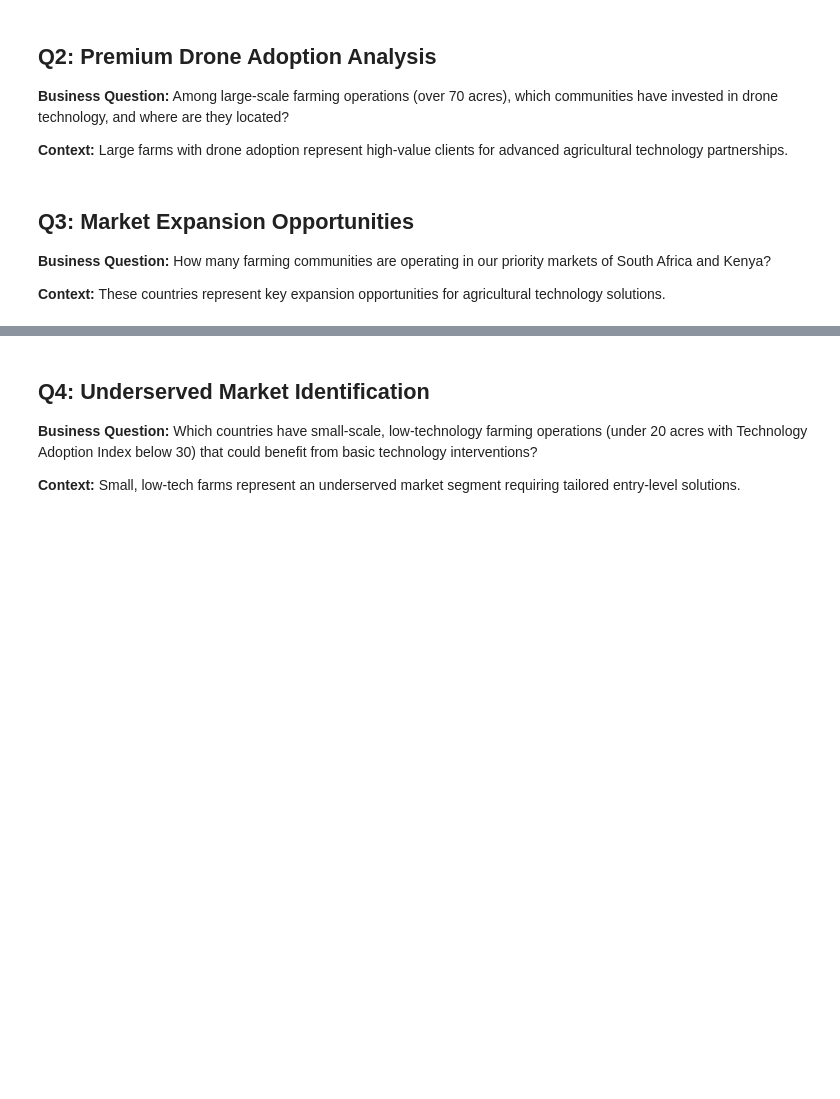
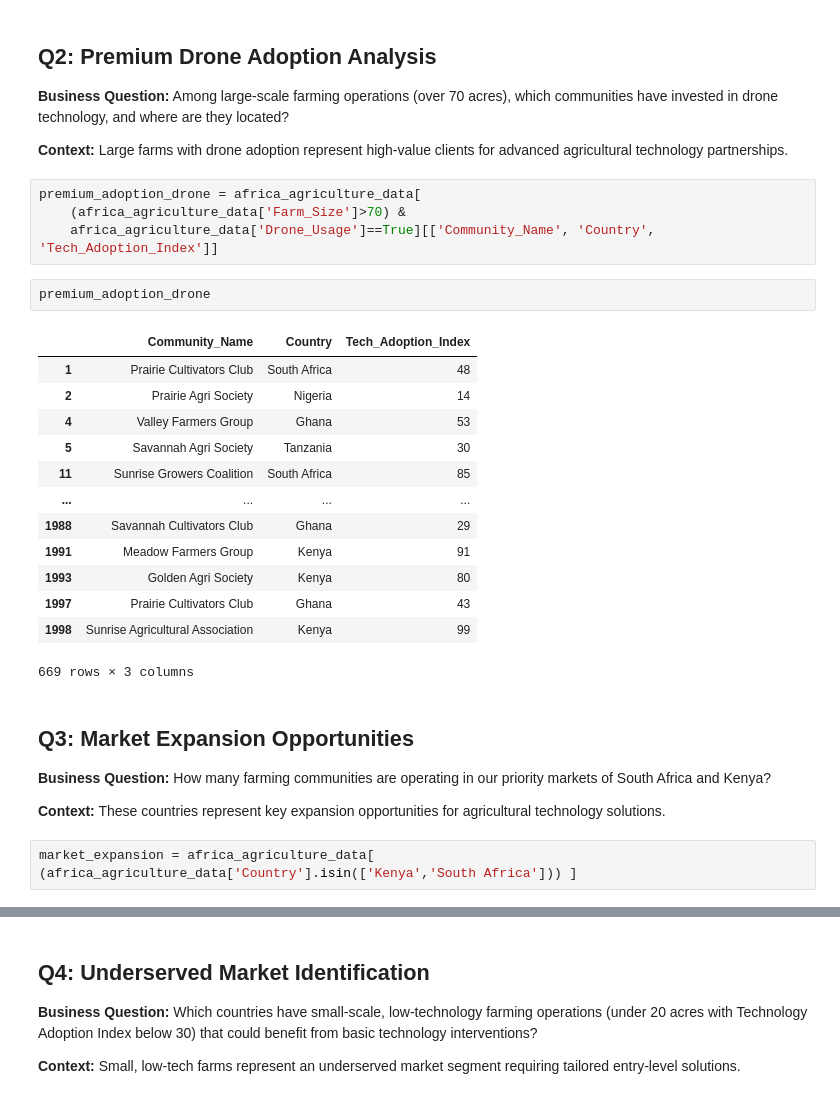
Before and after one commit to lekoundanmgedeon/data-preprocessing-daily-reports, a Jupyter notebook: assignements/A1_data_prep/Assignment_01.ipynb, the cells around one changed output, grey strips where cells are left out. Saved outputs shown, nothing was run; the diff lists cells and outputs as text; blank space fills up the shorter version.

```diff
--- a/assignements/A1_data_prep/Assignment_01.ipynb
+++ b/assignements/A1_data_prep/Assignment_01.ipynb
@@ -330,8 +371,30 @@ For each question below, provide the Python pandas code and provide a key insigh
 **Business Question:** Among large-scale farming operations (over 70 acres), which communities have invested in drone technology, and where are they located?
 
 **Context:** Large farms with drone adoption represent high-value clients for advanced agricultural technology partnerships.
+# %%
+premium_adoption_drone = africa_agriculture_data[
+    (africa_agriculture_data['Farm_Size']>70) &
+    africa_agriculture_data['Drone_Usage']==True][['Community_Name', 'Country', 'Tech_Adoption_Index']]
+# %%
+premium_adoption_drone
+# %% [output]
+|  | Community_Name | Country | Tech_Adoption_Index |
+| 1 | Prairie Cultivators Club | South Africa | 48 |
+| 2 | Prairie Agri Society | Nigeria | 14 |
+| 4 | Valley Farmers Group | Ghana | 53 |
+| 5 | Savannah Agri Society | Tanzania | 30 |
+| 11 | Sunrise Growers Coalition | South Africa | 85 |
+| ... | ... | ... | ... |
+| 1988 | Savannah Cultivators Club | Ghana | 29 |
+| 1991 | Meadow Farmers Group | Kenya | 91 |
+| 1993 | Golden Agri Society | Kenya | 80 |
+| 1997 | Prairie Cultivators Club | Ghana | 43 |
+| 1998 | Sunrise Agricultural Association | Kenya | 99 |
+669 rows × 3 columns
 # %% [markdown]
 ## Q3: Market Expansion Opportunities
 **Business Question:** How many farming communities are operating in our priority markets of South Africa and Kenya?
 
 **Context:** These countries represent key expansion opportunities for agricultural technology solutions.
+# %%
+market_expansion = africa_agriculture_data[ (africa_agriculture_data['Country'].isin(['Kenya','South Africa'])) ]
```
Also changed, not shown: parts of 17 cells of this notebook.
